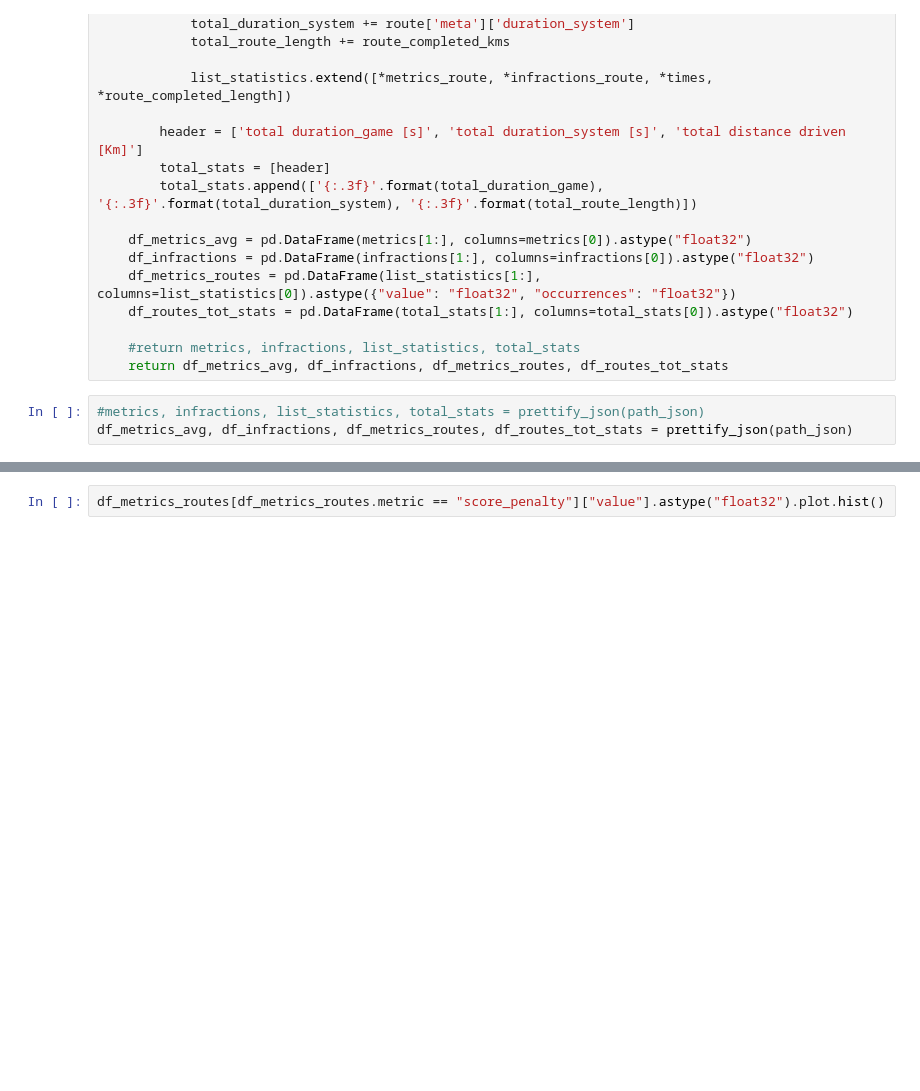
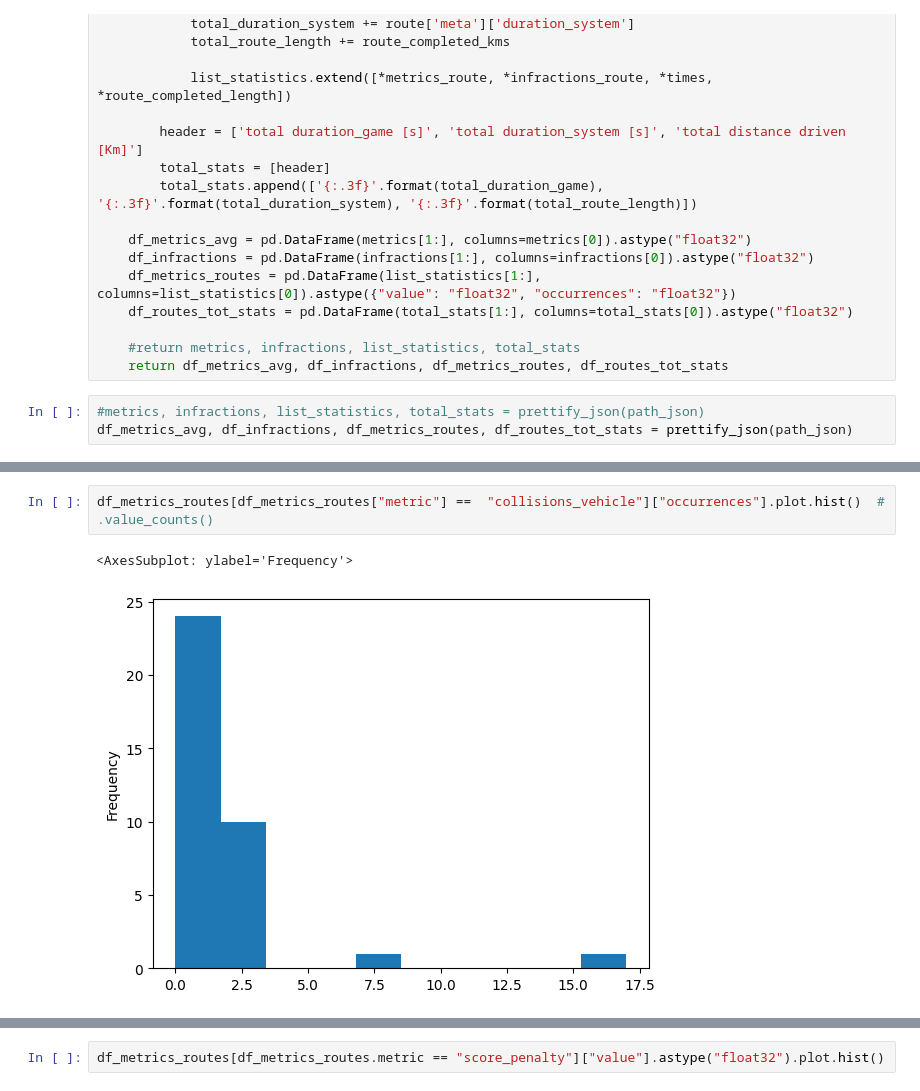
Before and after one commit to moritzwassmer/APPRAS_e2e_imitation, a Jupyter notebook: Evaluation/results/results_visualization.ipynb, the cells around one changed output, grey strips where cells are left out. Saved outputs shown, nothing was run; the diff lists cells and outputs as text; blank space fills up the shorter version.

```diff
--- a/Evaluation/results/results_visualization.ipynb
+++ b/Evaluation/results/results_visualization.ipynb
@@ -191,0 +207,5 @@ Name: value, dtype: float32
+# %%
+df_metrics_routes[df_metrics_routes["metric"] ==  "collisions_vehicle"]["occurrences"].plot.hist()  # .value_counts()
+# %% [output]
+<AxesSubplot: ylabel='Frequency'>
+[figure, added]
```
Also changed, not shown: parts of 13 cells of this notebook, 1 other file.
